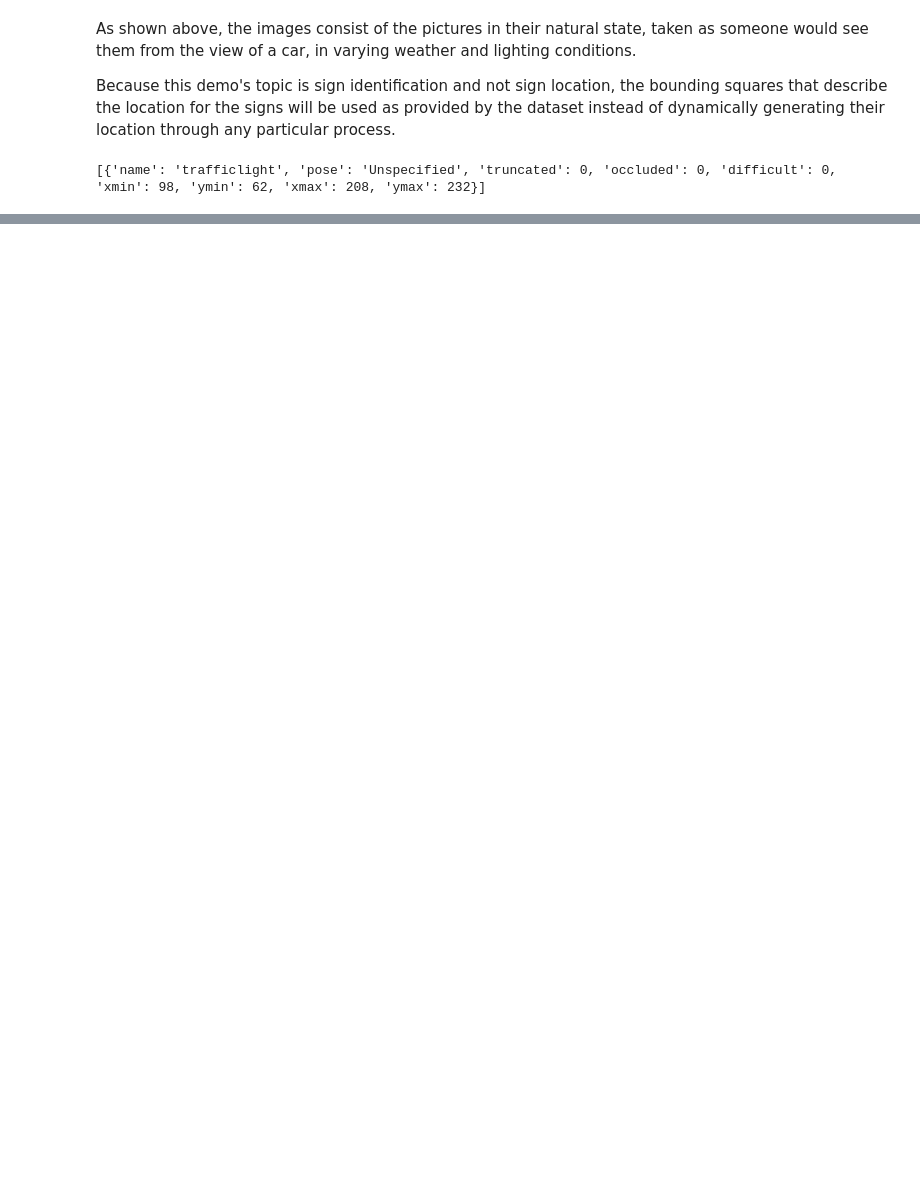
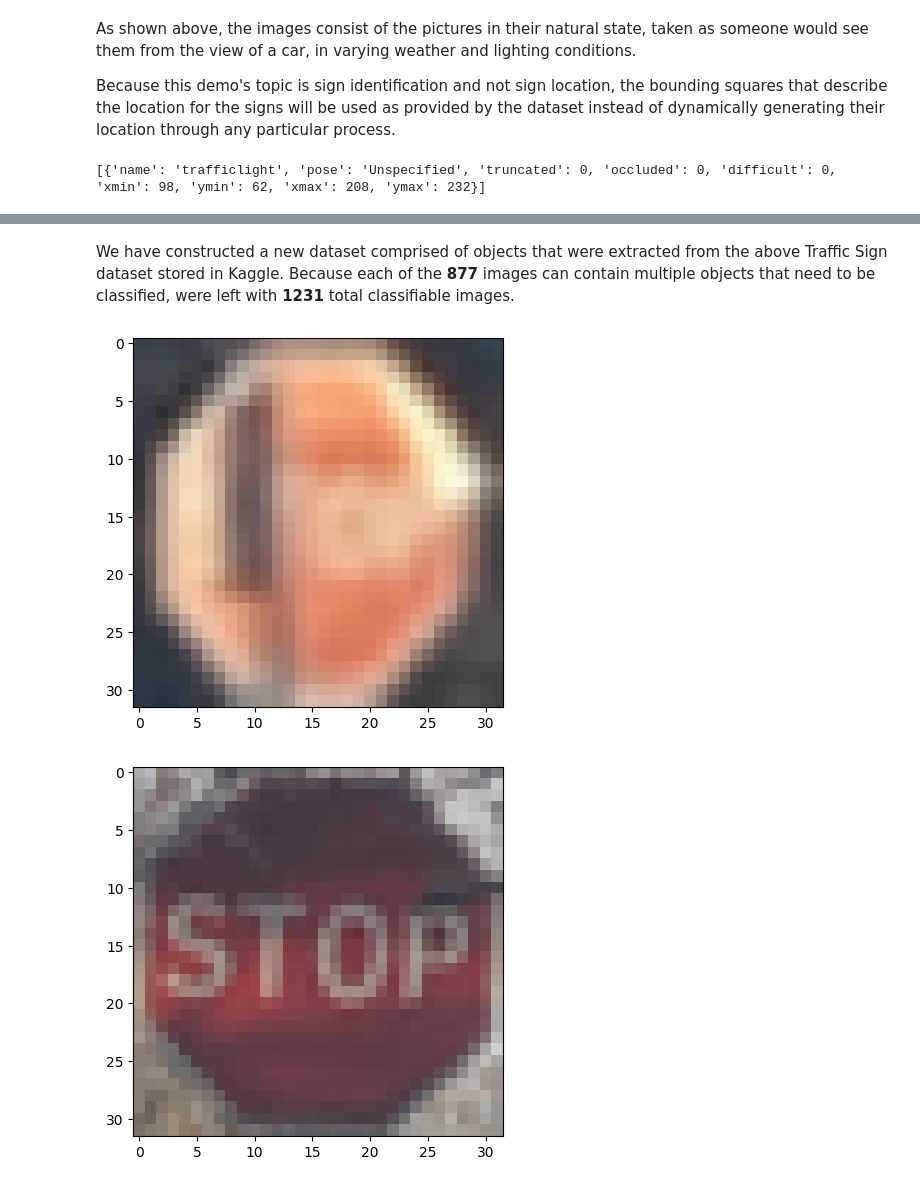
Before and after one commit to nstoltzfus3/traffic-blog, a Jupyter notebook: adversarial/A Small Empirical Study on Adversarial Traffic Signs.ipynb, the cells around one changed output, grey strips where cells are left out. Cells and saved outputs as stored; diff of their text form; code cells hidden in the pictures; blank space fills up the shorter version.

```diff
--- a/adversarial/A Small Empirical Study on Adversarial Traffic Signs.ipynb
+++ b/adversarial/A Small Empirical Study on Adversarial Traffic Signs.ipynb
@@ -106,7 +106,8 @@ annotations = {}
 
 for root, dirs, files in os.walk(anno_dir):
     for file in files:
-        annotations[file[:file.find('.')]] = parse_annotation(os.path.join(anno_dir, file))
+        if ('xml' in file):
+            annotations[file[:file.find('.')]] = parse_annotation(os.path.join(anno_dir, file))
 
 print(annotations['road0'])
 # %% [output]
@@ -149,0 +181,24 @@ def extract_images(anno_dict):
+# %% [markdown]
+We have constructed a new dataset comprised of objects that were extracted from the above Traffic Sign dataset stored in Kaggle. Because each of the **877** images can contain multiple objects that need to be classified, were left with **1231** total classifiable images.
+# %%
+# Sanity check some of the images
+import random
+from PIL import Image
+
+display_num = 8
+
+image_paths = []
+for root, dirs, files in os.walk(os.path.join(base_dir, 'classifications/stop')):
+    for f in files:
+        if '.png' in f:
+            image_paths.append(os.path.join(root, f))
+
+image_selection = random.sample(image_paths, display_num)
+images = [Image.open(x) for x in image_selection]
+
+for im in images:
+    plt.figure()
+    plt.imshow(im)
+# %% [output]
+[figure, added]
+[figure, added]
```
Also changed, not shown: parts of 23 cells of this notebook, 3 other files.
